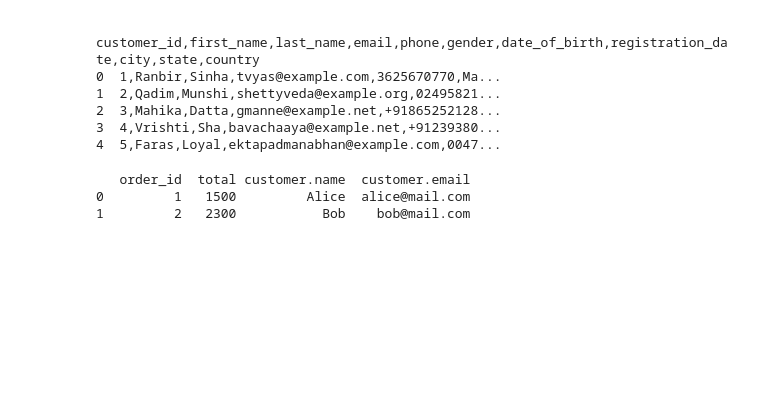
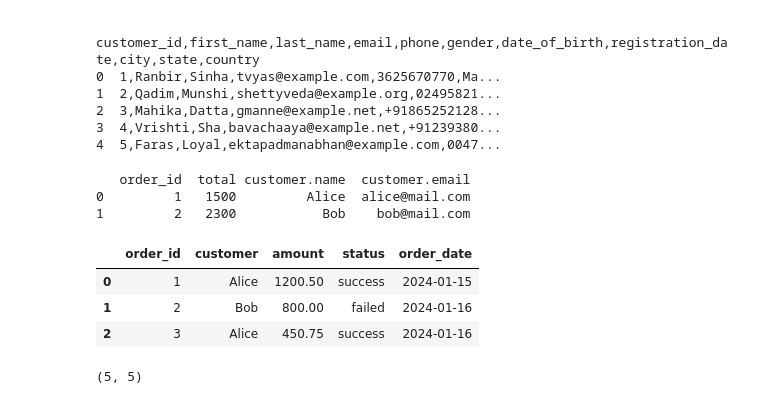
Before and after one commit to Obulreddy0/pandas_practise, a Jupyter notebook: pandas_practise.ipynb, the cells around one changed output. Cells and saved outputs as stored; diff of their text form; code cells hidden in the pictures; blank space fills up the shorter version.

```diff
--- a/pandas_practise.ipynb
+++ b/pandas_practise.ipynb
@@ -349,0 +360,13 @@ students.to_json("students.json", orient="records")
+# %%
+df.head()      # first 5 rows (default)
+df.head(3)     # first 3 rows
+df.tail(2)     # last 2 rows
+# %% [output]
+|  | order_id | customer | amount | status | order_date |
+| 0 | 1 | Alice | 1200.50 | success | 2024-01-15 |
+| 1 | 2 | Bob | 800.00 | failed | 2024-01-16 |
+| 2 | 3 | Alice | 450.75 | success | 2024-01-16 |
+# %%
+df.shape       # (5, 5) → 5 rows, 5 columns
+# %% [output]
+(5, 5)
```
Also changed, not shown: parts of 12 cells of this notebook.
